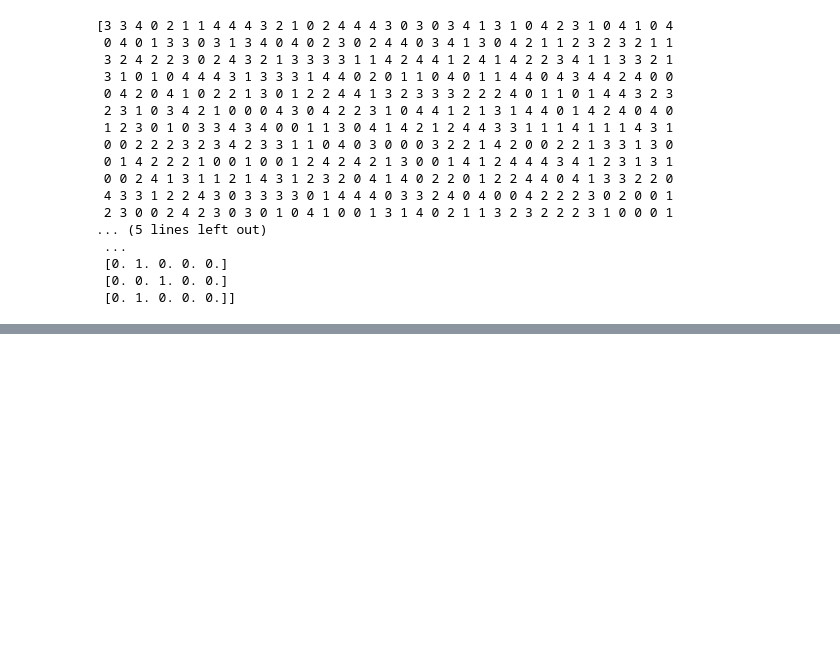
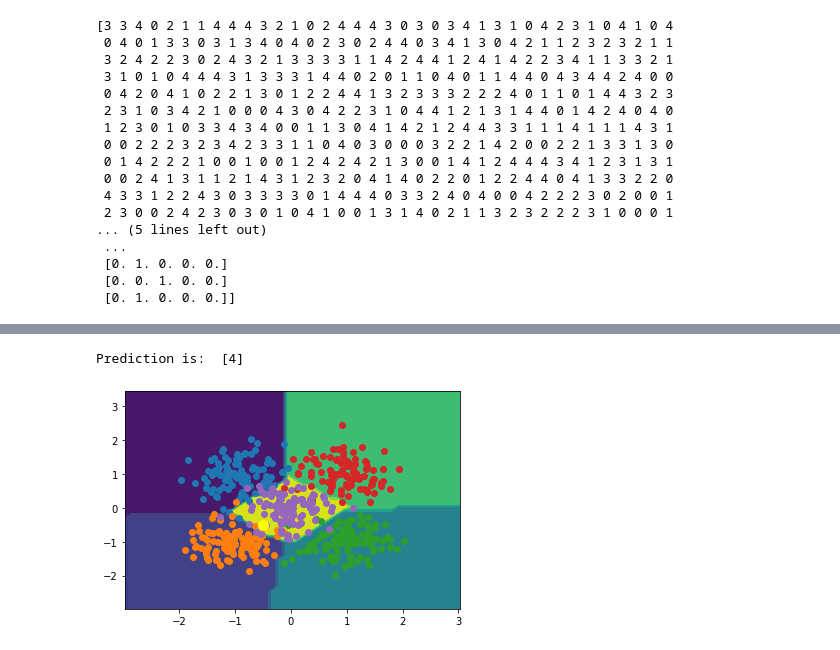
Before and after one commit to sumit-mandal/ml_learning, a Jupyter notebook: multiclass.ipynb, the cells around one changed output, grey strips where cells are left out. Drawn from its saved outputs; the diff is of its cells as text; code cells hidden in the pictures; blank space fills up the shorter version.

```diff
--- a/multiclass.ipynb
+++ b/multiclass.ipynb
@@ -80,0 +91,18 @@ def plot_multiclass_decision_boundary(X,y,model):
+# %%
+plot_multiclass_decision_boundary(X, y_cat, model)
+plt.scatter(X[y==0, 0], X[y==0, 1])
+plt.scatter(X[y==1, 0], X[y==1, 1])
+plt.scatter(X[y==2, 0], X[y==2, 1])
+plt.scatter(X[y==3, 0], X[y==3, 1])
+plt.scatter(X[y==4, 0], X[y==4, 1])
+
+x = -0.5
+y = -0.5
+
+point = np.array([[x, y]])
+prediction = model.predict_classes(point)
+plt.plot([x], [y], marker='o', markersize=10, color="yellow")
+print("Prediction is ", prediction)
+# %% [output]
+Prediction is:  [4]
+[figure, added]
```
Also changed, not shown: parts of 3 cells of this notebook.
